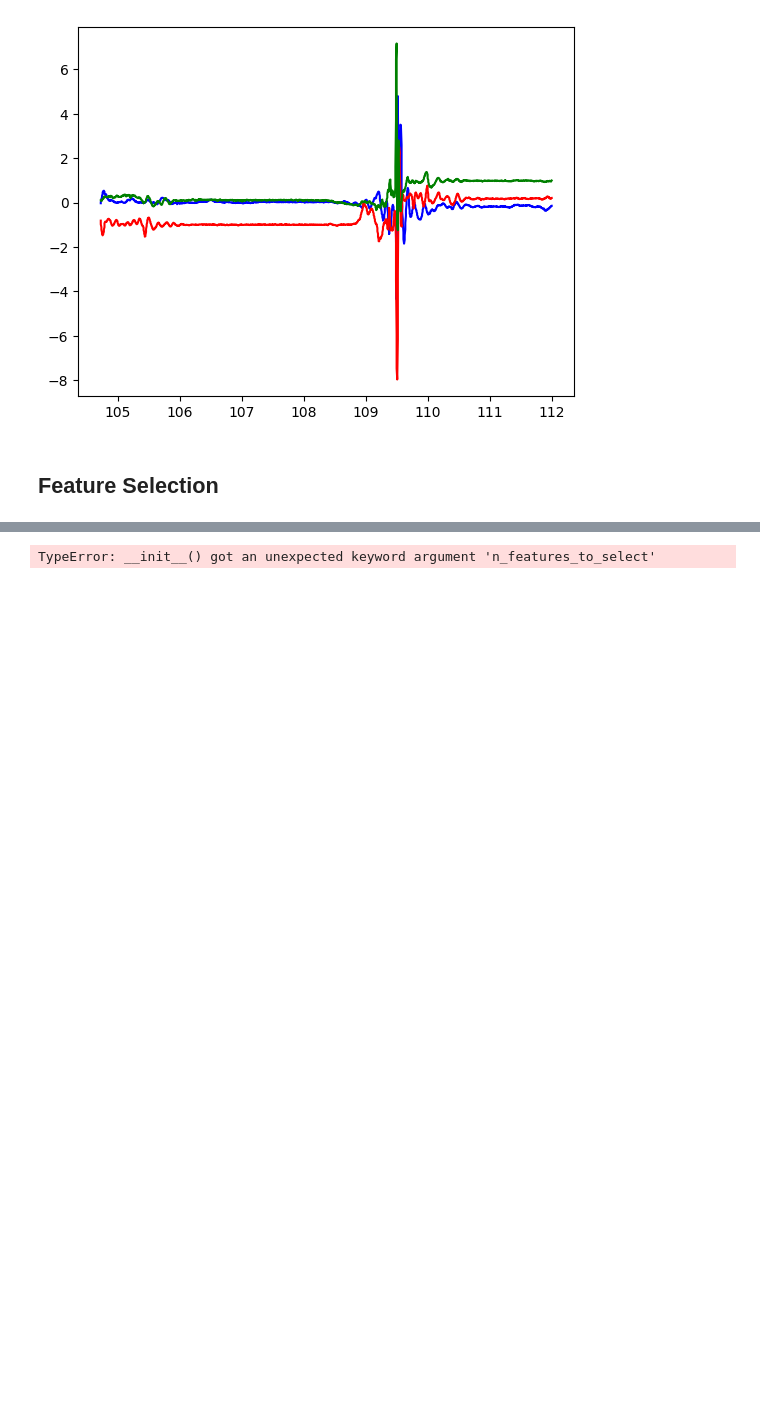
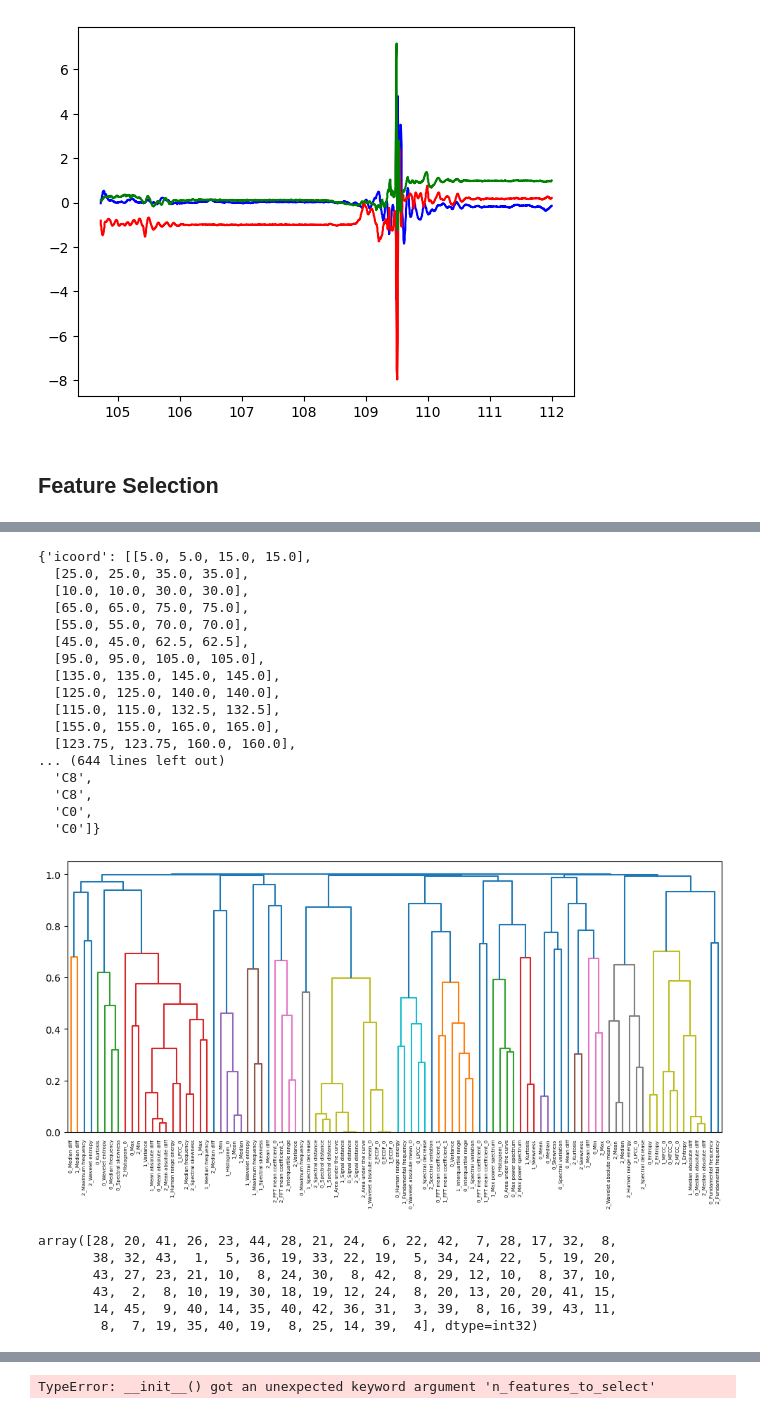
Before and after one commit to SmearyTundra/slhd-challenge, a Jupyter notebook: notebooks/preprocess.ipynb, the cells around one changed output, grey strips where cells are left out. Cells and saved outputs as stored; diff of their text form; code cells hidden in the pictures; blank space fills up the shorter version.

```diff
--- a/notebooks/preprocess.ipynb
+++ b/notebooks/preprocess.ipynb
@@ -189,0 +213,42 @@ plt.show()
+# %%
+# Clusterize correlation matrix
+correlations = X_train.corr()
+plt.figure(figsize=(12,5))
+dissimilarity = 1 - abs(correlations)
+Z = linkage(squareform(dissimilarity), 'complete')
+
+dendrogram(Z, labels=X_train.columns, orientation='top',
+           leaf_rotation=90)
+# %% [output]
+{'icoord': [[5.0, 5.0, 15.0, 15.0],
+  [25.0, 25.0, 35.0, 35.0],
+  [10.0, 10.0, 30.0, 30.0],
+  [65.0, 65.0, 75.0, 75.0],
+  [55.0, 55.0, 70.0, 70.0],
+  [45.0, 45.0, 62.5, 62.5],
+  [95.0, 95.0, 105.0, 105.0],
+  [135.0, 135.0, 145.0, 145.0],
+  [125.0, 125.0, 140.0, 140.0],
+  [115.0, 115.0, 132.5, 132.5],
+  [155.0, 155.0, 165.0, 165.0],
+  [123.75, 123.75, 160.0, 160.0],
+... (644 lines left out)
+  'C8',
+  'C8',
+  'C0',
+  'C0']}
+[figure, added]
+# %%
+# Clusterize the data
+threshold = 0.5
+labels = fcluster(Z, threshold, criterion='distance')
+
+# Show the cluster
+labels
+# %% [output]
+array([28, 20, 41, 26, 23, 44, 28, 21, 24,  6, 22, 42,  7, 28, 17, 32,  8,
+       38, 32, 43,  1,  5, 36, 19, 33, 22, 19,  5, 34, 24, 22,  5, 19, 20,
+       43, 27, 23, 21, 10,  8, 24, 30,  8, 42,  8, 29, 12, 10,  8, 37, 10,
+       43,  2,  8, 10, 19, 30, 18, 19, 12, 24,  8, 20, 13, 20, 20, 41, 15,
+       14, 45,  9, 40, 14, 35, 40, 42, 36, 31,  3, 39,  8, 16, 39, 43, 11,
+        8,  7, 19, 35, 40, 19,  8, 25, 14, 39,  4], dtype=int32)
```
Also changed, not shown: parts of 8 cells of this notebook.
